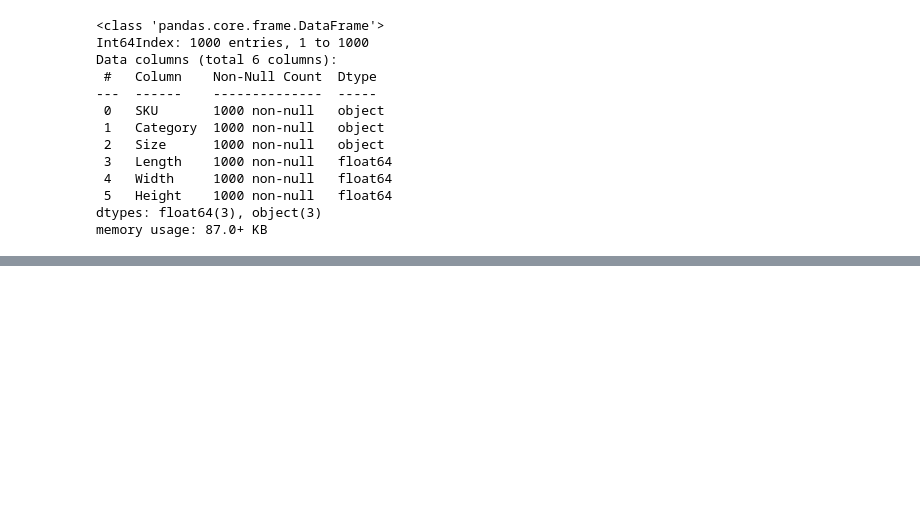
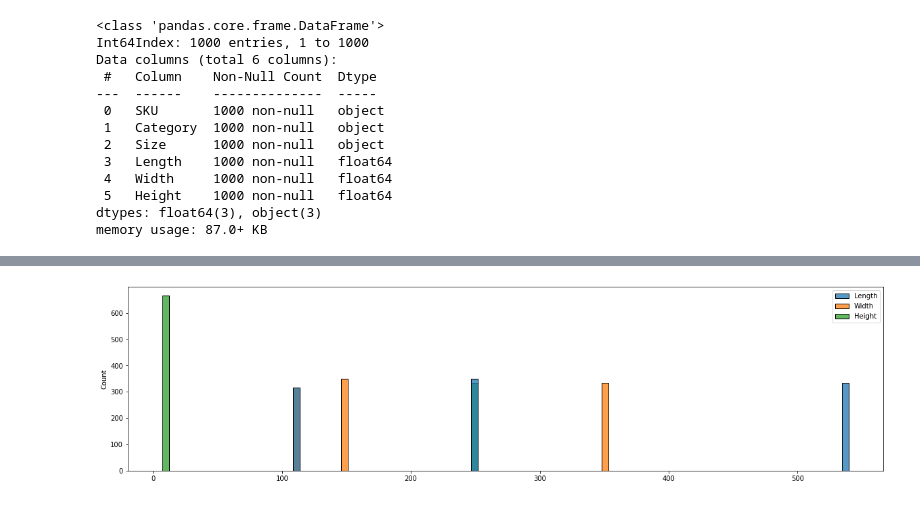
Before and after one commit to LarsTinnefeld/random-operations-generator, a Jupyter notebook: random_generators.ipynb, the cells around one changed output, grey strips where cells are left out. Cells and saved outputs as stored; diff of their text form; code cells hidden in the pictures; blank space fills up the shorter version.

```diff
--- a/random_generators.ipynb
+++ b/random_generators.ipynb
@@ -154,0 +133,3 @@ df_sku_sample.describe()
+# %%
+df_skus_food = random_skus(1000, 'Food')
+df_skus_food
@@ -154,0 +150,5 @@ df_sku_sample.describe()
+# %%
+plt.figure(figsize=(20, 5))
+sns.histplot(df_skus_food[['Length', 'Width', 'Height']], bins=100);
+# %% [output]
+[figure, added]
```
Also changed, not shown: parts of 14 cells of this notebook, 1 other file.
